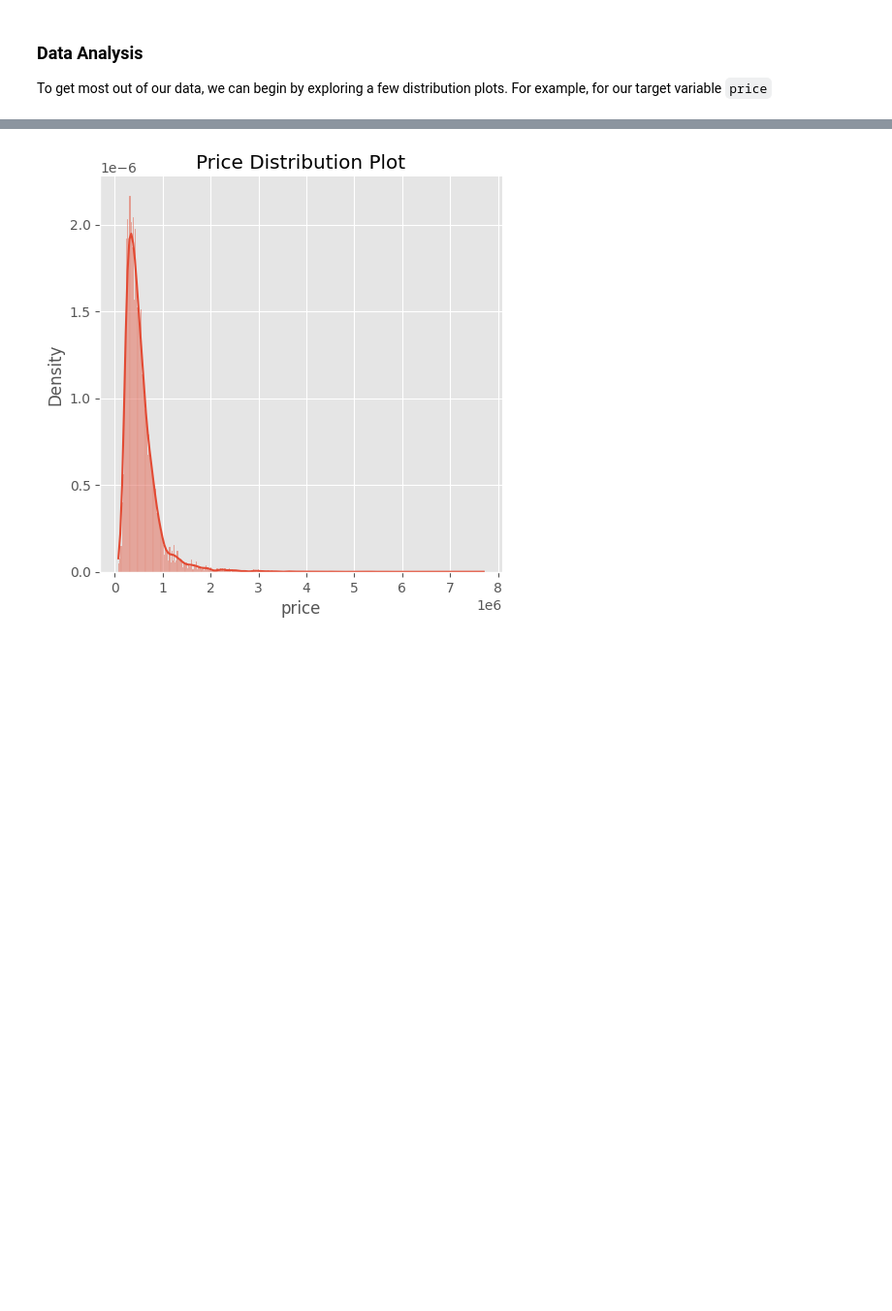
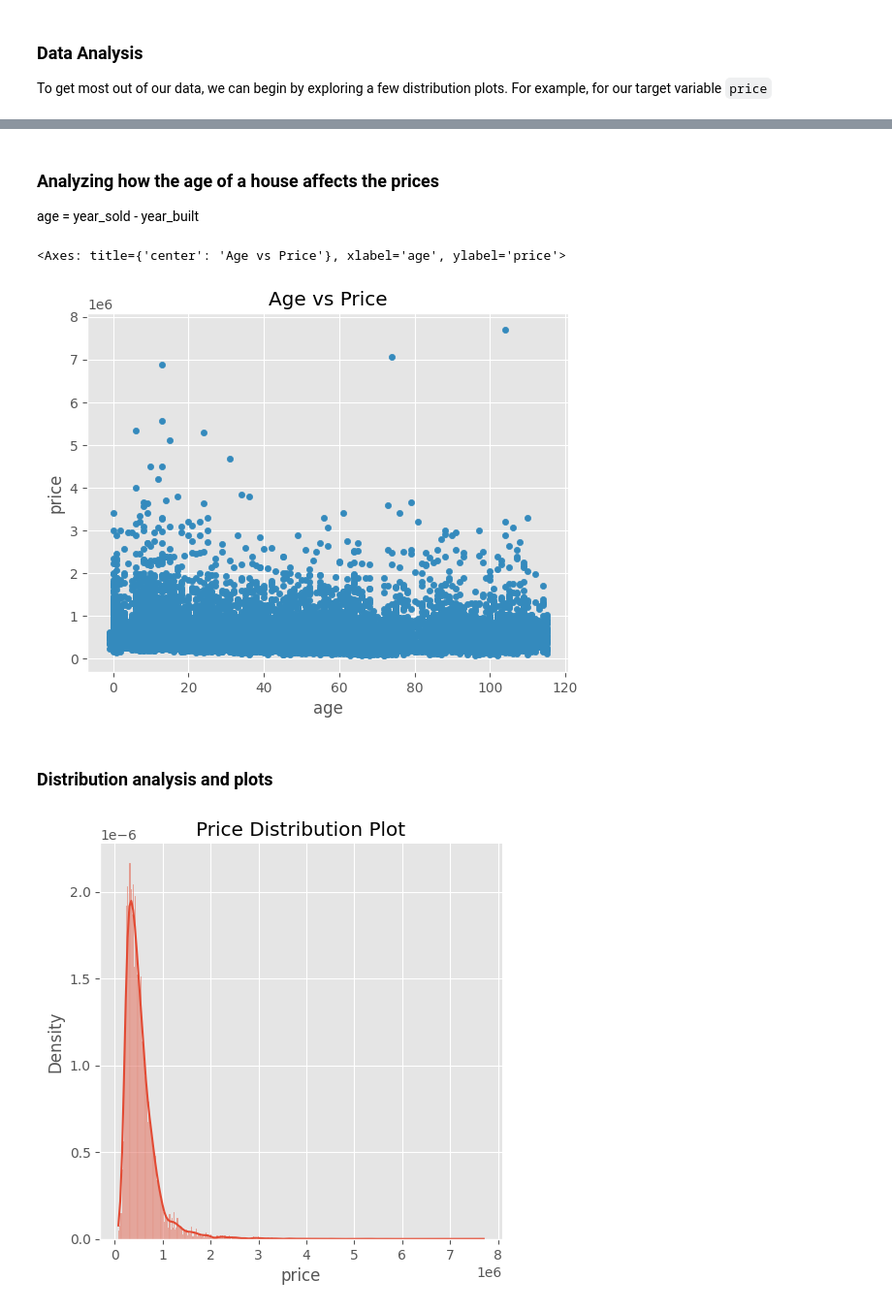
Before and after one commit to D-EKALE/KC-Housing-Project-2, a Jupyter notebook: student.ipynb, the cells around one changed output, grey strips where cells are left out. Shown at 97% size. Drawn from its saved outputs; the diff is of its cells as text; code cells hidden in the pictures; blank space fills up the shorter version.

```diff
--- a/student.ipynb
+++ b/student.ipynb
@@ -141,3 +157,15 @@ df.describe()
+# %% [markdown]
+### Analyzing how the age of a house affects the prices
+age = year_sold - year_built
+# %%
+df['date'] = pd.to_datetime(df['date'], format='%Y').dt.year
+df['age'] = df['date'] - df['yr_built']
+df.plot(kind='scatter', x='age', y='price', title='Age vs Price')
+# %% [output]
+<Axes: title={'center': 'Age vs Price'}, xlabel='age', ylabel='price'>
+[figure, added]
+# %% [markdown]
+### Distribution analysis and plots
 # %%
 sns.displot(df['price'], kde=True, stat='density')
 plt.title('Price Distribution Plot')
```
Also changed, not shown: parts of 14 cells of this notebook.
